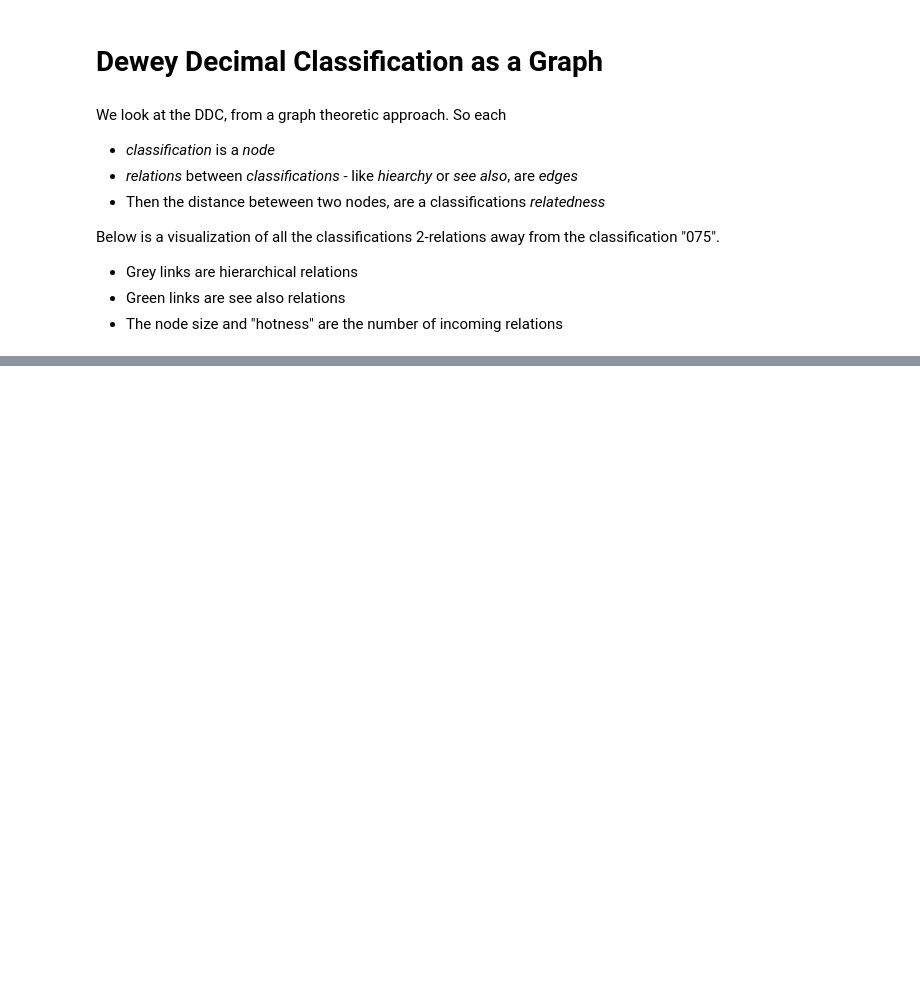
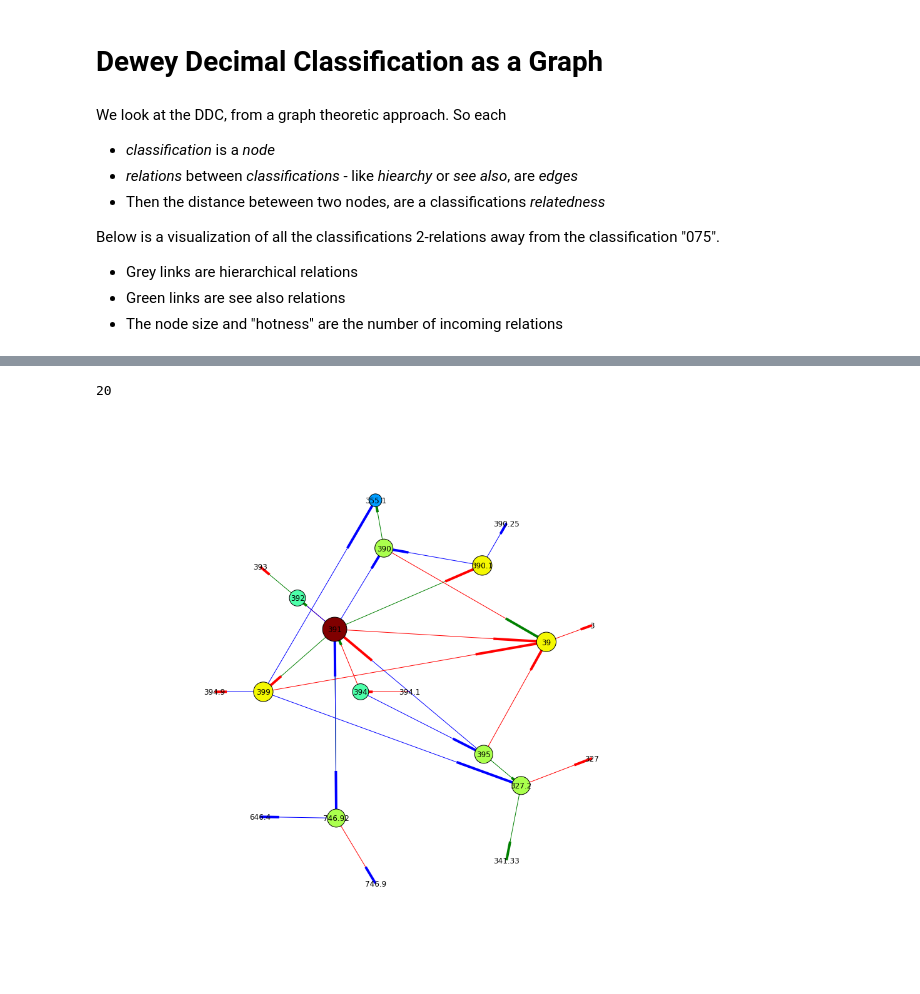
Before and after one commit to notconfusing/ddc_graph, a Jupyter notebook: ddc_graph.ipynb, the cells around one changed output, grey strips where cells are left out. Drawn from its saved outputs; the diff is of its cells as text; code cells hidden in the pictures; blank space fills up the shorter version.

```diff
--- a/ddc_graph.ipynb
+++ b/ddc_graph.ipynb
@@ -213,0 +139,5 @@ def draw_n_hops(G, root, n):
+# %%
+draw_n_hops(graph, '394.1', 4, figsizex=12, figsizey=12)
+# %% [output]
+20
+[figure, added]
```
Also changed, not shown: parts of 42 cells of this notebook, 7 other files.
